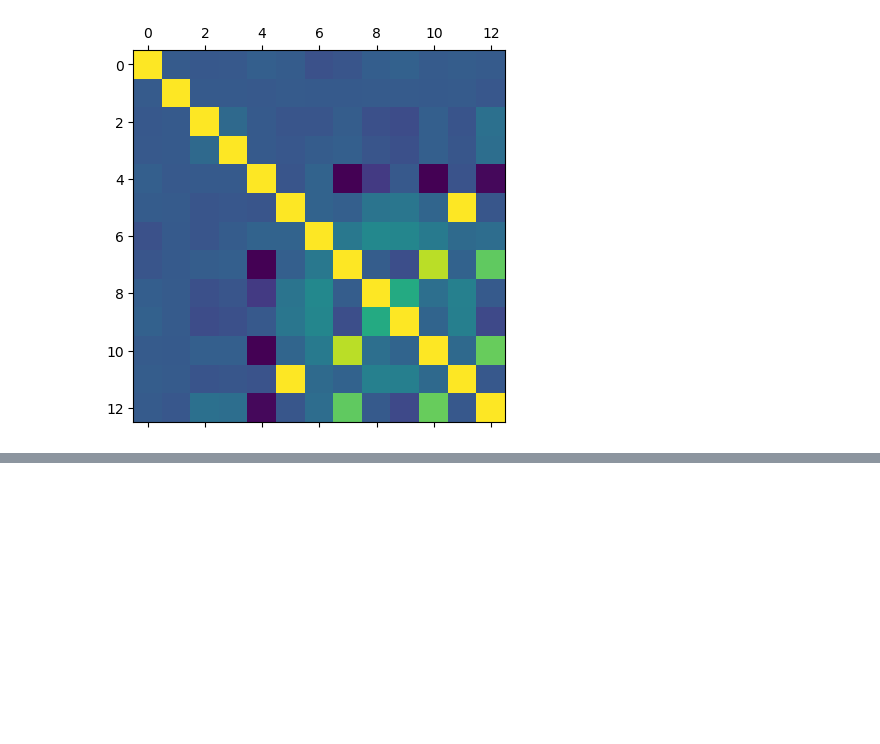
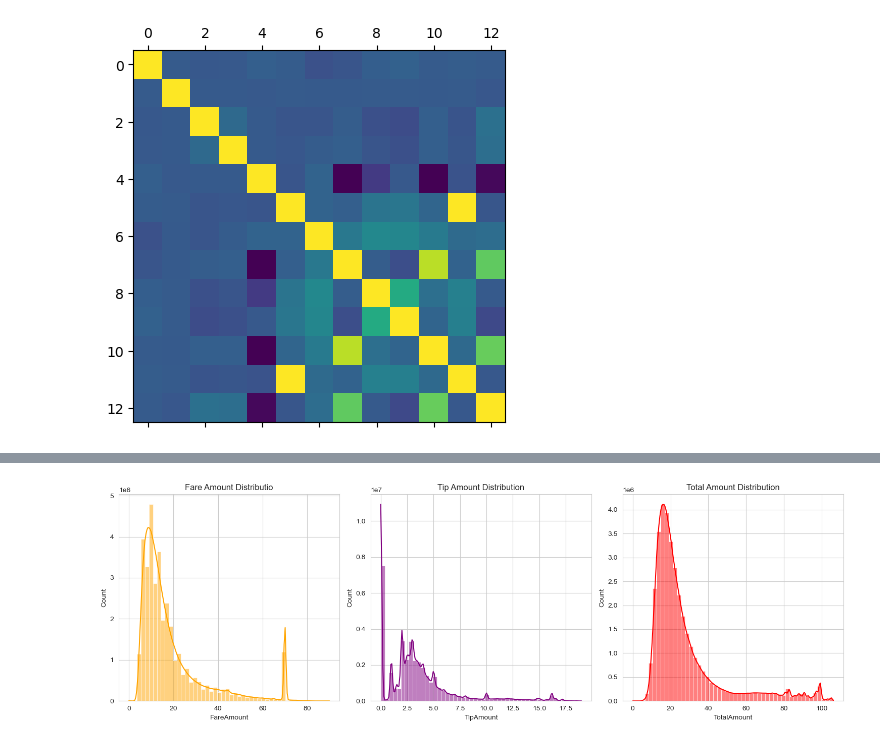
Before and after one commit to EdSu03/adsproject, a Jupyter notebook: EDA.ipynb, the cells around one changed output, grey strips where cells are left out. Drawn from its saved outputs; the diff is of its cells as text; code cells hidden in the pictures; blank space fills up the shorter version.

```diff
--- a/EDA.ipynb
+++ b/EDA.ipynb
@@ -22,0 +125,20 @@ plt.show()
+# %%
+# -------------------------
+# FareAmount, TipAmount, TotalAmount distribution
+# -------------------------
+
+fig, axes = plt.subplots(1, 3, figsize=(15, 5))
+
+sns.histplot(df["FareAmount"], bins=50, kde=True, ax=axes[0], color="orange")
+axes[0].set_title("Fare Amount Distributio")
+
+sns.histplot(df["TipAmount"], bins=50, kde=True, ax=axes[1], color="purple")
+axes[1].set_title("Tip Amount Distribution")
+
+sns.histplot(df["TotalAmount"], bins=50, kde=True, ax=axes[2], color="red")
+axes[2].set_title("Total Amount Distribution")
+
+plt.tight_layout()
+plt.show()
+# %% [output]
+[figure, added]
```
Also changed, not shown: parts of 10 cells of this notebook, 9 other files.
